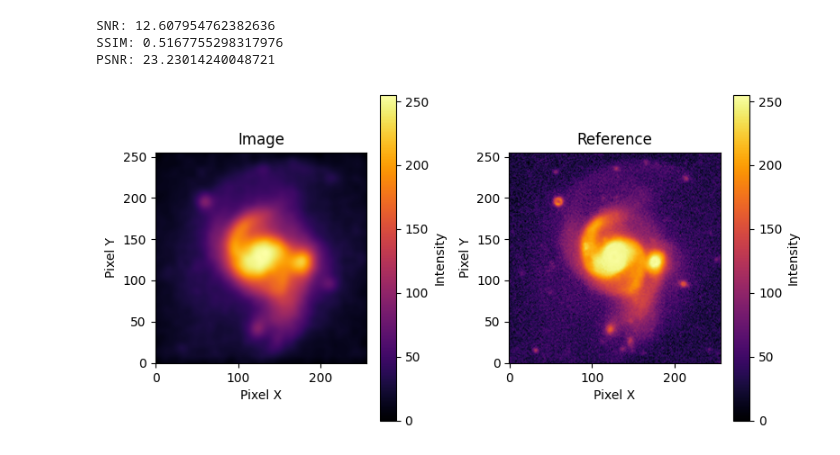
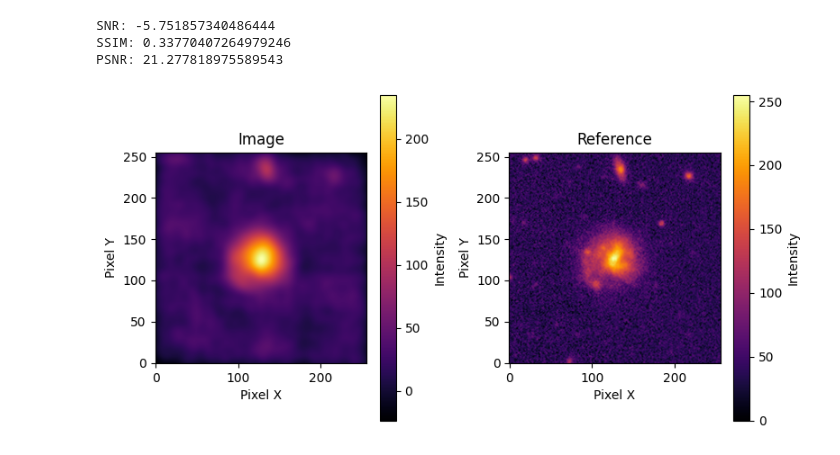
Before and after one commit to Luis-Valenzuela-Concha/AQuaRRAI, a Jupyter notebook: notebooks/example_imager.ipynb, the cells around one changed output. Drawn from its saved outputs; the diff is of its cells as text; code cells hidden in the pictures.

```diff
--- a/notebooks/example_imager.ipynb
+++ b/notebooks/example_imager.ipynb
@@ -9,13 +5,25 @@ ms_path = os.path.join(image_folder, 'ms', ms_file)
 # %%
+# Show the dirty image of a ms
 from src.preprocess.imager import Imager
+from src.utils.plot import plot_image
 
-imager = Imager(vis = ms_path, output_path=image_folder)
+image_folder = '../data/processed/image_2_label_0/'
+ms_path = os.path.join(image_folder, 'ms')
+ms_file = os.listdir(ms_path)[0]
 
+ms_full_path = os.path.join(ms_path, ms_file)
+
+imager = Imager(vis = ms_full_path, output_path=image_folder)
+
+niter = 0
 tclean_config = {
     'imsize': 256,
     'cell': '0.04arcsec',
-    'niter': 50000,
+    'niter': niter,
     'weighting': 'natural',
 }
 
+print(imager.vis)
 imager.tclean(config=tclean_config)
+
+plot_image(image_path=os.path.join(image_folder, f'tclean_{niter}', f'tclean_{niter}.image'), title='Image from tclean')
@@ -30,25 +37,26 @@ plot_image(image_path=os.path.join(image_folder, 'tclean', 'tclean.image'), titl
 # }
 # imager.gpuvmem(config=gpuvmem_config)
 # %%
+# Calculate image quality metrics of the dirty image
 from src.preprocess.image_quality_metrics import ImageQualityMetrics
 
-image_path = os.path.join(image_folder, 'tclean', 'tclean.image')
+image_path = os.path.join(image_folder, f'tclean_{niter}', f'tclean_{niter}.image')
 reference_folder = os.path.join(image_folder, 'groundtruth')
 reference_image = os.listdir(reference_folder)[0]
 reference_path = os.path.join(reference_folder, reference_image)
 
 iqm = ImageQualityMetrics(image_path=image_path, reference_path=reference_path)
 snr = iqm.calculate_snr()
 ssim = iqm.calculate_ssim()
 psnr = iqm.calculate_psnr()
 
 iqm.plot_images()
 
 print(f'SNR: {snr}')
 print(f'SSIM: {ssim}')
 print(f'PSNR: {psnr}')
 # %% [output]
-SNR: 12.607954762382636
-SSIM: 0.5167755298317976
-PSNR: 23.23014240048721
+SNR: -5.751857340486444
+SSIM: 0.33770407264979246
+PSNR: 21.277818975589543
-[figure, old version]
+[figure, new version]
```
Also changed, not shown: parts of 7 cells of this notebook, 1 other file.
